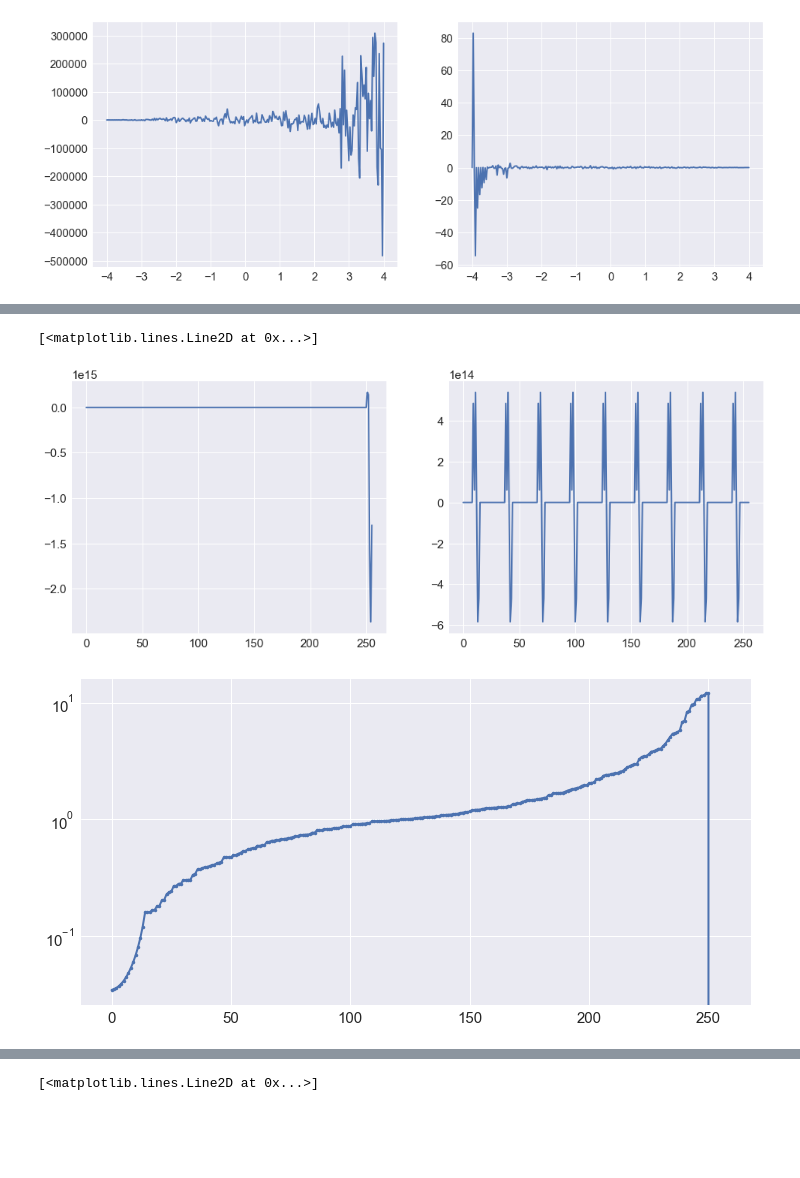
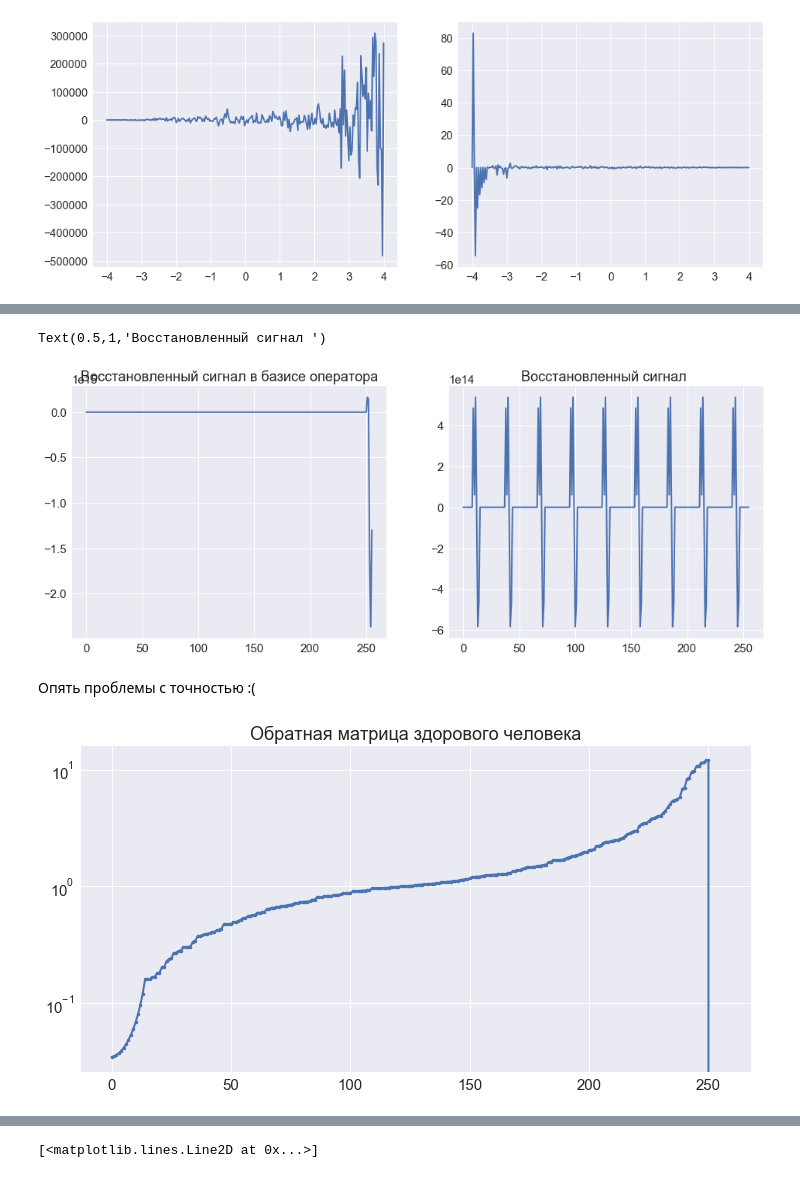
Before and after one commit to SchattenGenie/stats-ml, a Jupyter notebook: regression/Seminar 7 - LinearRegression.ipynb, the cells around one changed output, grey strips where cells are left out. Drawn from its saved outputs; the diff is of its cells as text; code cells hidden in the pictures; blank space fills up the shorter version.

```diff
--- a/regression/Seminar 7 - LinearRegression.ipynb
+++ b/regression/Seminar 7 - LinearRegression.ipynb
@@ -229,19 +244,25 @@ plt.yscale('log')
 # %%
 fig, axs = plt.subplots(figsize=(16,6), ncols=2, nrows=1)
 axs[0].plot(R_wave_xi, linewidth=2)
+axs[0].set_title('Восстановленный сигнал в базисе оператора')
+
 axs[1].plot(np.dot(V.T, R_wave_xi), linewidth=2)
+axs[1].set_title('Восстановленный сигнал ')
 # %% [output]
-[<matplotlib.lines.Line2D at 0x...>]
+Text(0.5,1,'Восстановленный сигнал ')
-[figure, old version]
+[figure, new version]
+# %% [markdown]
+Опять проблемы с точностью :(
 # %%
 R_pinv_wave = np.linalg.pinv(A_wave)
 R_pinv_wave_xi = np.dot(R_pinv_wave, xi_wave)
 # %%
 plt.figure(figsize=(12,6))
 plt.plot(np.diag(R_pinv_wave), '.-', linewidth=2)
+plt.title('Обратная матрица здорового человека')
 plt.yscale('log')
 # %% [output]
-[figure, old version]
+[figure, new version]
 # %%
 fig, axs = plt.subplots(figsize=(16,6), ncols=2, nrows=1)
 axs[0].plot(R_pinv_wave_xi, linewidth=2)
```
Also changed, not shown: parts of 53 cells of this notebook.
